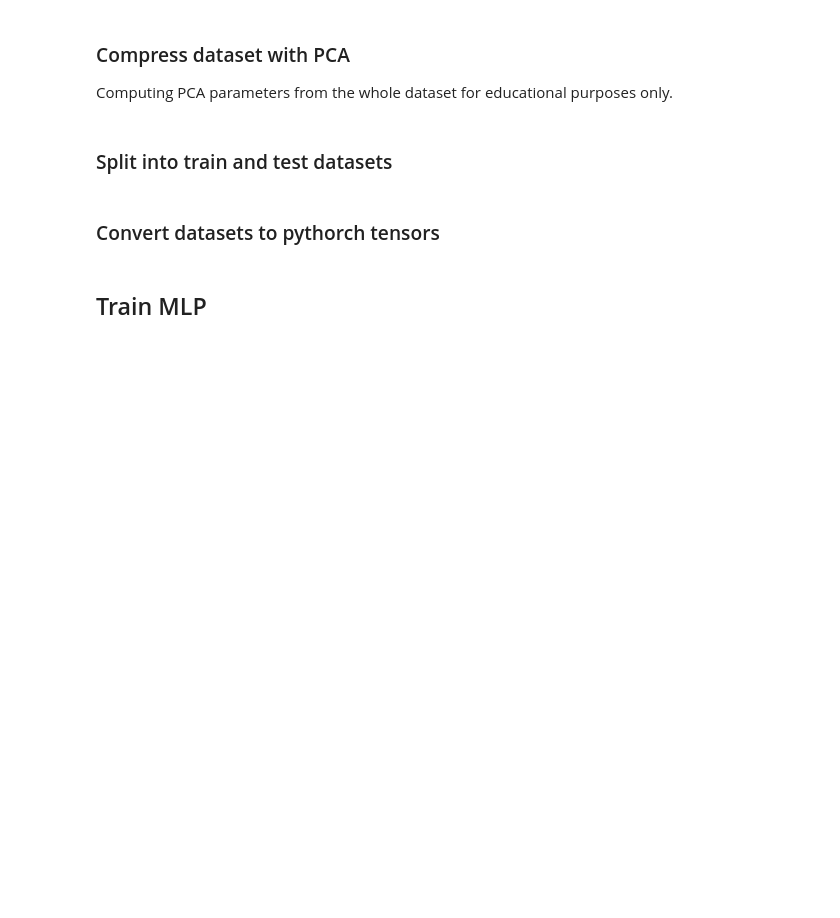
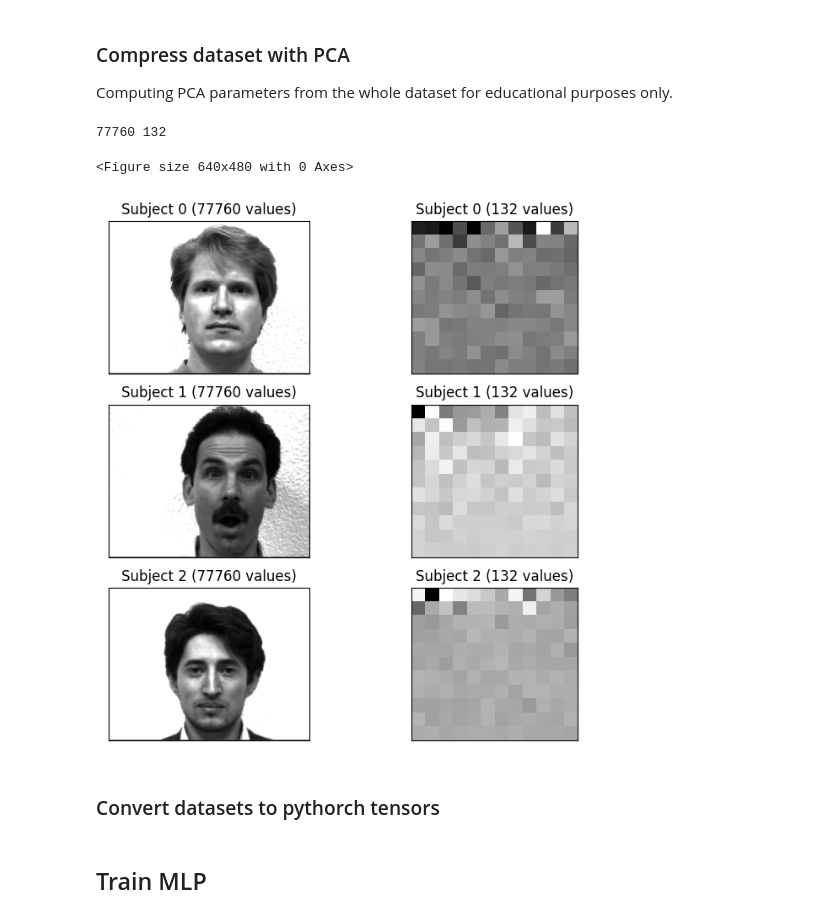
Before and after one commit to jeffcav/tinyml-esp32, a Jupyter notebook: 1-mlp-baremetal-float.ipynb, the cells around one changed output. Saved outputs shown, nothing was run; the diff lists cells and outputs as text; code cells hidden in the pictures; blank space fills up the shorter version.

```diff
--- a/1-mlp-baremetal-float.ipynb
+++ b/1-mlp-baremetal-float.ipynb
@@ -33,17 +37,48 @@ X = X.astype("float32") / 255.0
+# %%
+X_train_raw, X_test_raw, y_train, y_test = train_test_split(X, y, test_size=0.2, random_state=42, shuffle=True, stratify=y)
 # %% [markdown]
 ### Compress dataset with PCA
 Computing PCA parameters from the whole dataset for educational purposes only.
 # %%
-num_faces, num_pixels = X.shape
-num_principal_components = int(num_faces)
+num_train_faces, num_pixels = X_train_raw.shape
+num_principal_components = int(num_train_faces)
 pca = PCA(n_components=num_principal_components)
 
 pca.fit(X)
-X = pca.transform(X)
+
+X_train = pca.transform(X_train_raw)
+X_test = pca.transform(X_test_raw)
-# %% [markdown]
-### Split into train and test datasets
-# %%
-X_train, X_test, y_train, y_test = train_test_split(X, y, test_size=0.2, random_state=42, shuffle=True, stratify=y)
+# %%
+print(num_pixels, num_principal_components)
+# %% [output]
+77760 132
+# %%
+def plot_compressed(faces, comp_faces, labels, original_shape=(243, 320), compressed_shape=(11,12), subjects=[0,1,2]):
+    plt.figure()
+
+    _, axes = plt.subplots(len(subjects), 2, figsize=(8, 8), sharey=False)
+
+    for (ax0, ax1), subject in zip(axes, subjects):
+        original = faces[labels==subject][0]
+        compressed = comp_faces[labels==subject][0]
+
+        ax0.imshow(original.reshape(original_shape), cmap='gray')
+        ax1.imshow(compressed.reshape(compressed_shape), cmap='gray')
+
+        ax0.set_title(f"Subject {subject} ({original_shape[0]*original_shape[1]} values)", size=12)
+        ax1.set_title(f"Subject {subject} ({compressed_shape[0] * compressed_shape[1]} values)", size=12)
+
+        ax0.set_xticks([])
+        ax0.set_yticks([])
+
+        ax1.set_xticks([])
+        ax1.set_yticks([])
+
+    plt.show()
+plot_compressed(X_train_raw, X_train, y_train)
+# %% [output]
+<Figure size 640x480 with 0 Axes>
+[figure, added]
 # %% [markdown]
 ### Convert datasets to pythorch tensors
 # %%
```
Also changed, not shown: parts of 5 cells of this notebook, 12 other files.
